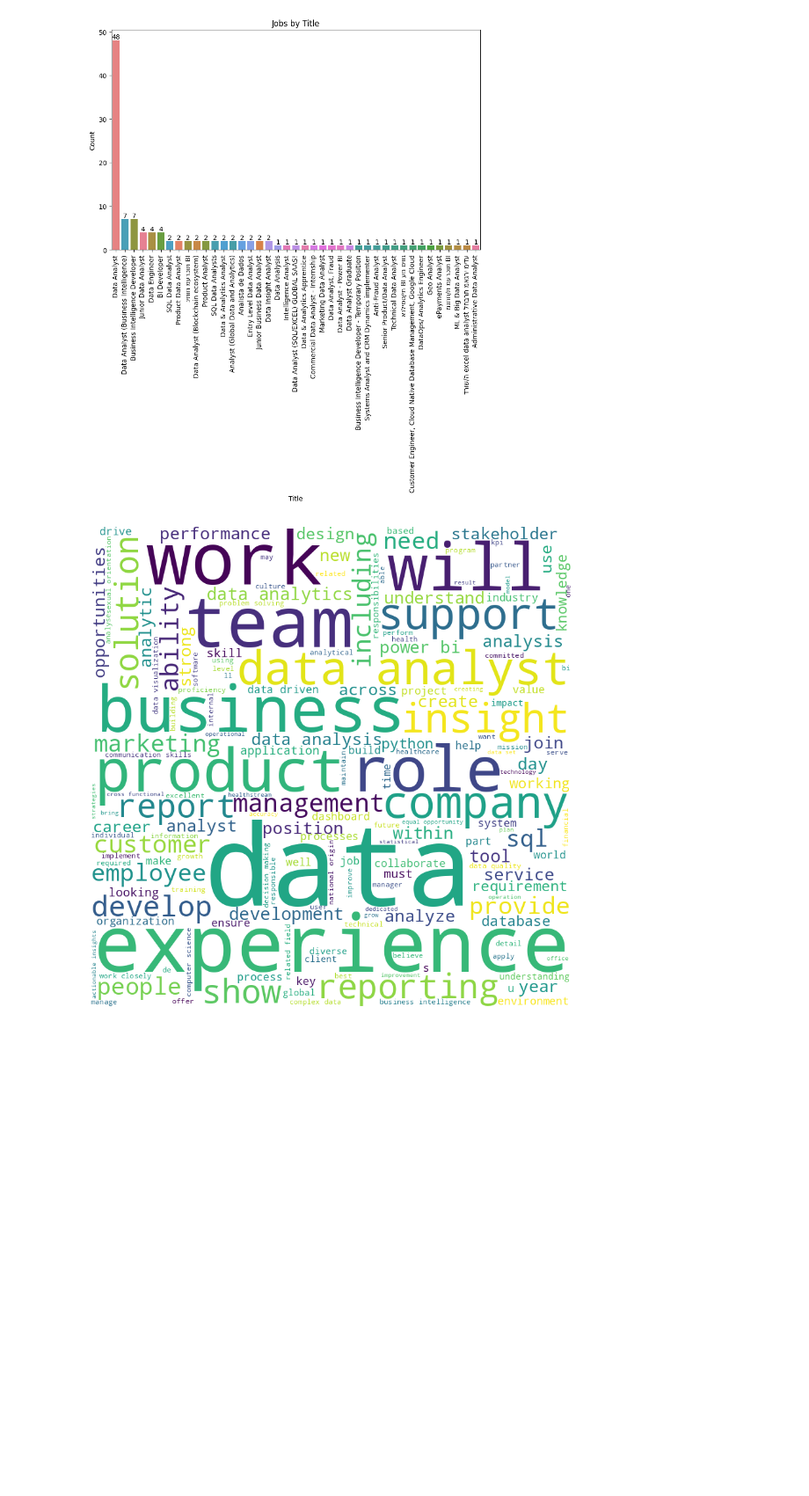
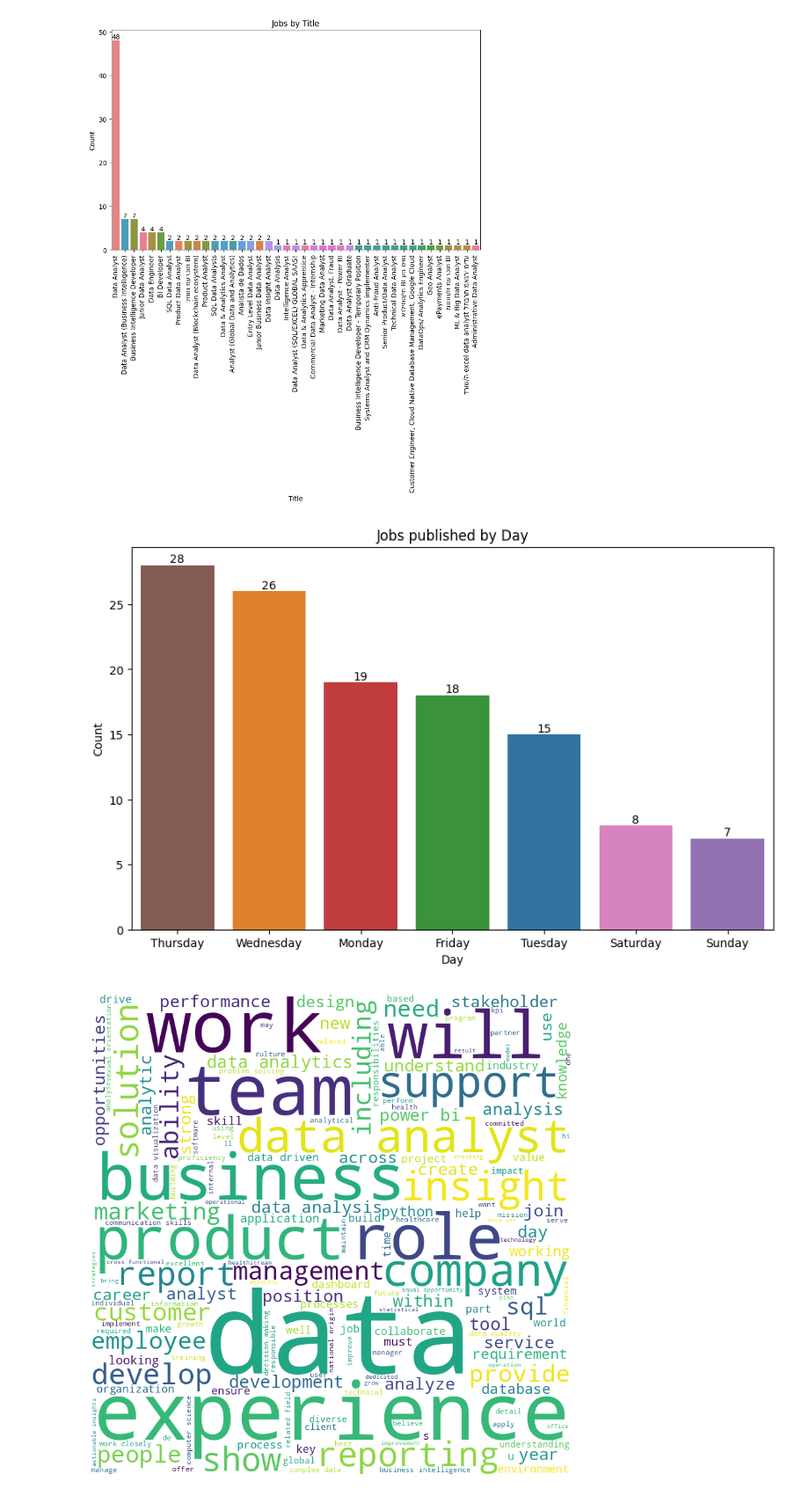
Before and after one commit to arielwendichansky/LinkedIn_analysis, a Jupyter notebook: linkedin_project.ipynb, the cells around one changed output. Shown at 88% size. Saved outputs shown, nothing was run; the diff lists cells and outputs as text; code cells hidden in the pictures; blank space fills up the shorter version.

```diff
--- a/linkedin_project.ipynb
+++ b/linkedin_project.ipynb
@@ -384,6 +426,24 @@ plt.title('Jobs by Title')
 plt.show()
 # %% [output]
 [figure]
+# %%
+# When the jobs where posted
+
+df_DA['date'] = pd.to_datetime(df_DA['date'])
+df_DA['day'] = df_DA['date'].dt.day_name()
+
+plt.figure(figsize=(10, 6))
+
+ax = sns.countplot(data=df_DA, x='day', hue='day', order=df_DA['day'].value_counts().index)
+for i in ax.containers:
+    ax.bar_label(i)
+plt.xlabel('Day')
+plt.ylabel('Count')
+plt.title('Jobs published by Day')
+
+plt.show()
+# %% [output]
+[figure, added]
 # %%
 # First view from the description column to understand most common words in the requirements from the job postings
 comment_words = ''
```
Also changed, not shown: parts of 29 cells of this notebook.
